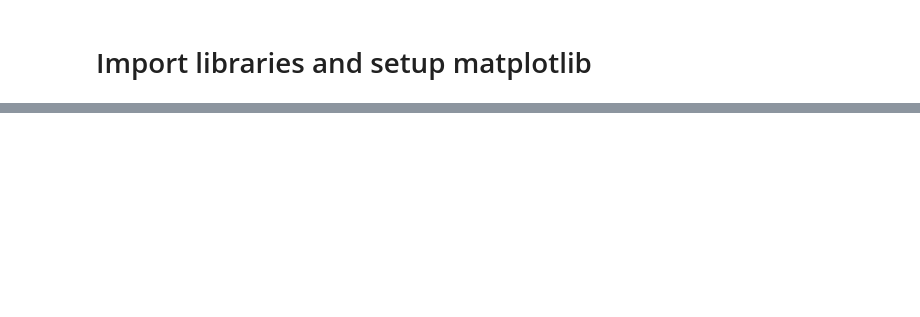
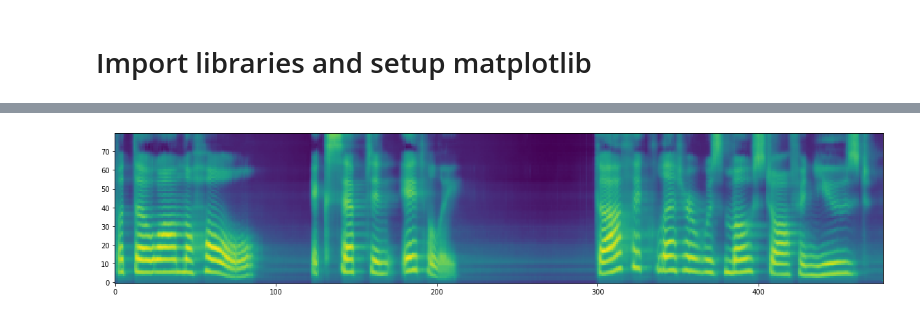
Before and after one commit to Deepest-Project/Transformer-TTS, a Jupyter notebook: inference.ipynb, the cells around one changed output, grey strips where cells are left out. Saved outputs shown, nothing was run; the diff lists cells and outputs as text; code cells hidden in the pictures; blank space fills up the shorter version.

```diff
--- a/inference.ipynb
+++ b/inference.ipynb
@@ -36,5 +74,5 @@ _ = model.cuda().eval()
 # %%
-waveglow_path = f'{hparams.output_directory}/waveglow_256channels.pt'
+waveglow_path = 'training_log/waveglow_256channels.pt'
 waveglow = torch.load(waveglow_path)['model']
 
 for m in waveglow.modules():
@@ -46,3 +84,6 @@ for k in waveglow.convinv:
     k.float()
 
 denoiser = Denoiser(waveglow)
+
+with open('filelists/ljs_audio_text_val_filelist.txt', 'r') as f:
+    lines = [line.split('|') for line in f.read().splitlines()]
@@ -51,7 +89,0 @@ denoiser = Denoiser(waveglow)
-# %%
-with open('filelists/ljs_audio_text_val_filelist.txt', 'r') as f:
-    lines = [line.split('|') for line in f.read().splitlines()]
-
-file_name, _, text = lines[1]
-sequence = np.array(text_to_sequence(text, ['english_cleaners']))[None, :]
-sequence = torch.autograd.Variable(torch.from_numpy(sequence)).cuda().long()
@@ -95,0 +90,82 @@ plt.show()
+# %%
+checkpoint_path = f"training_log/waveglow_char/checkpoint_100000"
+
+model = Model(hparams).cuda()
+model.load_state_dict(torch.load(checkpoint_path)['state_dict'])
+_ = model.cuda().eval()
+
+for i in [1, 6, 22]:
+    file_name, _, text = lines[i]
+    sequence = np.array(text2seq(text))[None, :]
+    sequence = torch.autograd.Variable(torch.from_numpy(sequence)).cuda().long()
+
+    with torch.no_grad():
+        logmel, enc_alignments, dec_alignments, enc_dec_alignments, stop = model.inference(sequence, max_len=2048)
+        T=len(stop)
+        melspec = torch.exp(logmel)[:,:,:T]
+        audio = waveglow.infer(torch.log(melspec), sigma=0.666)
+
+
+    print(f"Text: ({file_name})")
+    print(text)
+    print()
+
+
+    print(f"Melspectrogram: ({file_name})")
+    plt.figure(figsize=(20,4))
+    plt.imshow(logmel[0,:,:T].detach().cpu(), origin='lower', aspect='auto')
+    plt.show()
+
+
+    print(f"Audio: ({file_name})")
+    audio_denoised = denoiser(audio, strength=0.01)[:, 0]
+    ipd.display(ipd.Audio(audio_denoised.cpu().numpy(),
+                          rate=hparams.sampling_rate))
+
+    print(f"Stop: ({file_name})")
+    plt.figure(figsize=(20,4))
+    plt.plot(stop)
+    plt.show()
+
+
+    print(f"Enc_alignments: ({file_name})")
+    fig, axes = plt.subplots(6,4,figsize=(10,15))
+    for layer, head in [(0,0), (0,1), (0,2), (0,3),
+                        (1,0), (1,1), (1,2), (1,3),
+                        (2,0), (2,1), (2,2), (2,3),
+                        (3,0), (3,1), (3,2), (3,3),
+                        (4,0), (4,1), (4,2), (4,3),
+                        (5,0), (5,1), (5,2), (5,3)]:
+        align = enc_alignments[layer][head].contiguous().detach().cpu()
+        axes[layer,head].imshow(align, aspect='auto')
+        axes[layer,head].xaxis.tick_top()
+    plt.show()
+
+
+    print(f"Dec_alignments: ({file_name})")
+    fig, axes = plt.subplots(6,4,figsize=(10,15))
+    for layer, head in [(0,0), (0,1), (0,2), (0,3),
+                        (1,0), (1,1), (1,2), (1,3),
+                        (2,0), (2,1), (2,2), (2,3),
+                        (3,0), (3,1), (3,2), (3,3),
+                        (4,0), (4,1), (4,2), (4,3),
+                        (5,0), (5,1), (5,2), (5,3)]:
+        align = dec_alignments[layer][head][:T,:T].contiguous().detach().cpu()
+        axes[layer,head].imshow(align, aspect='auto')
+        axes[layer,head].xaxis.tick_top()
+    plt.show()
+
+
+    print(f"Enc_Dec_alignments: ({file_name})")
+    fig, axes = plt.subplots(6,4,figsize=(10,15))
+    for layer, head in [(0,0), (0,1), (0,2), (0,3),
+                        (1,0), (1,1), (1,2), (1,3),
+                        (2,0), (2,1), (2,2), (2,3),
+                        (3,0), (3,1), (3,2), (3,3),
+                        (4,0), (4,1), (4,2), (4,3),
+                        (5,0), (5,1), (5,2), (5,3)]:
+        align = enc_dec_alignments[layer][head][:T].t().contiguous().detach().cpu()
+        axes[layer,head].imshow(align, origin='lower', aspect='auto')
+        axes[layer,head].xaxis.tick_top()
+    plt.show()
+# %% [output]
@@ -95,0 +176 @@ plt.show()
+[figure, added]
```
Also changed, not shown: parts of 13 cells of this notebook, 41 other files.
